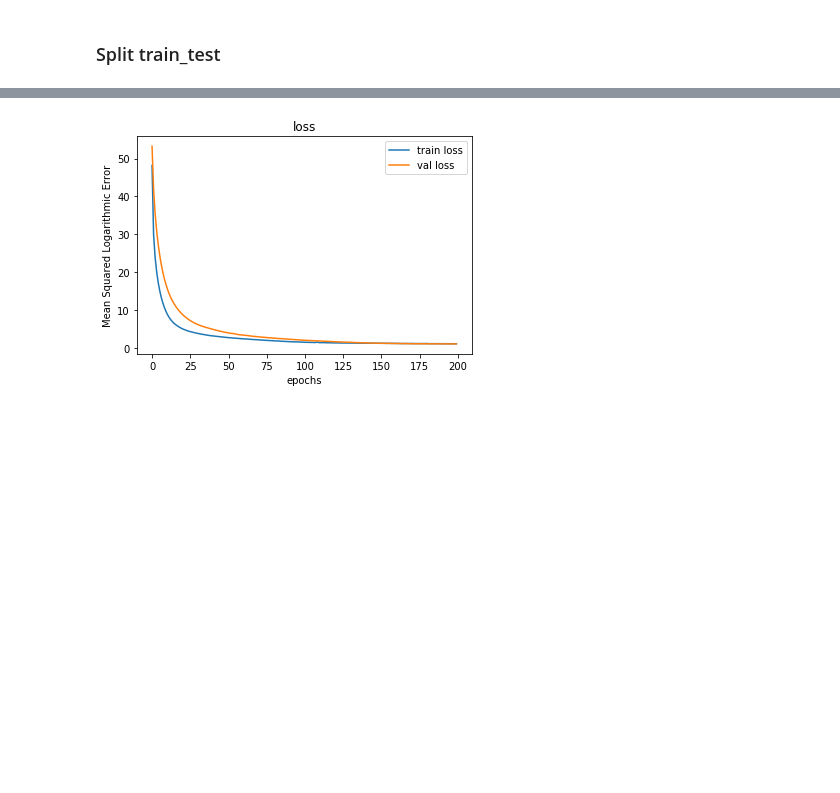
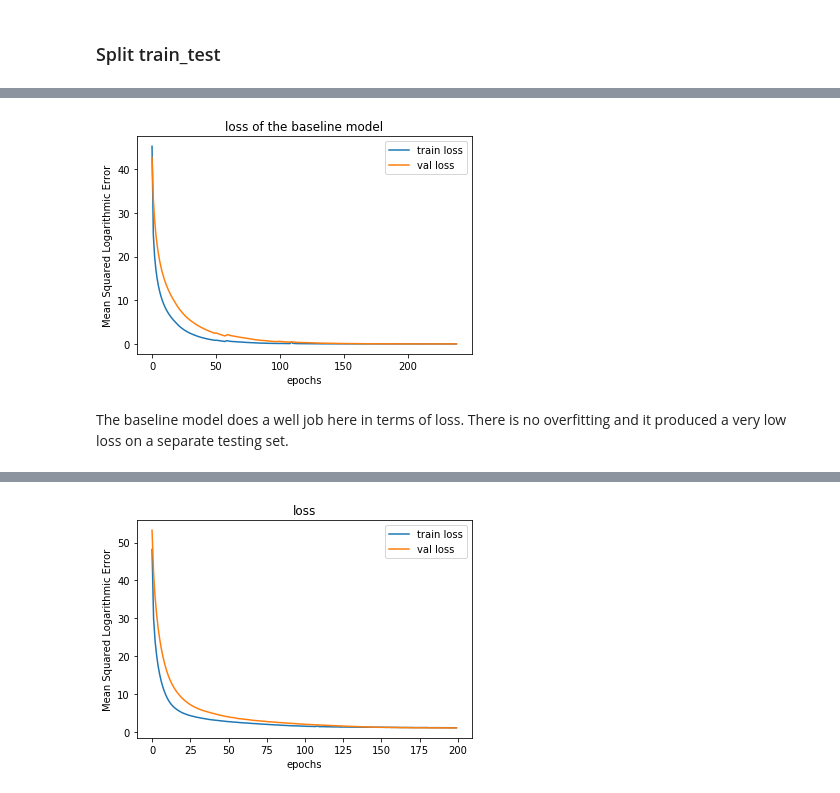
Before and after one commit to TianyuanCai/covid19, a Jupyter notebook: model/rnn.ipynb, the cells around one changed output, grey strips where cells are left out. Cells and saved outputs as stored; diff of their text form; code cells hidden in the pictures; blank space fills up the shorter version.

```diff
--- a/model/rnn.ipynb
+++ b/model/rnn.ipynb
@@ -199,0 +223,15 @@ RNN
+# %%
+# time series input
+time_series_input = Input(shape=(7,1), name='time_series_input')
+noise_layer1 = GaussianNoise(0.1)(time_series_input)
+rnn1 = LSTM(64, return_sequences=False, recurrent_dropout=0.2)(noise_layer1)
+
+dense = Dense(32)(rnn1)
+dropout = Dropout(0.3)(dense)
+output = Dense(1, activation='relu',name="output")(dropout)
+
+
+baseline = Model(time_series_input, output, name='baseline')
+
+baseline.compile(optimizer='adam', loss=tf.keras.losses.MeanSquaredLogarithmicError())
+baseline.summary()
@@ -199,0 +285,11 @@ RNN
+# %%
+plt.plot(history_baseline.history['loss'], label='train loss')
+plt.plot(history_baseline.history['val_loss'],label='val loss')
+plt.legend()
+plt.title('loss of the baseline model')
+plt.xlabel('epochs')
+plt.ylabel('Mean Squared Logarithmic Error');
+# %% [output]
+[figure, added]
+# %% [markdown]
+The baseline model does a well job here in terms of loss. There is no overfitting and it produced a very low loss on a separate testing set.
```
Also changed, not shown: parts of 45 cells of this notebook.
